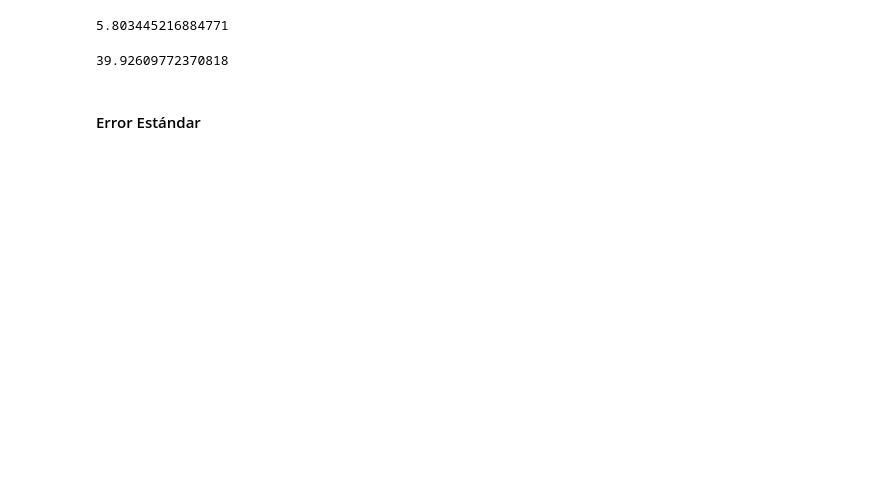
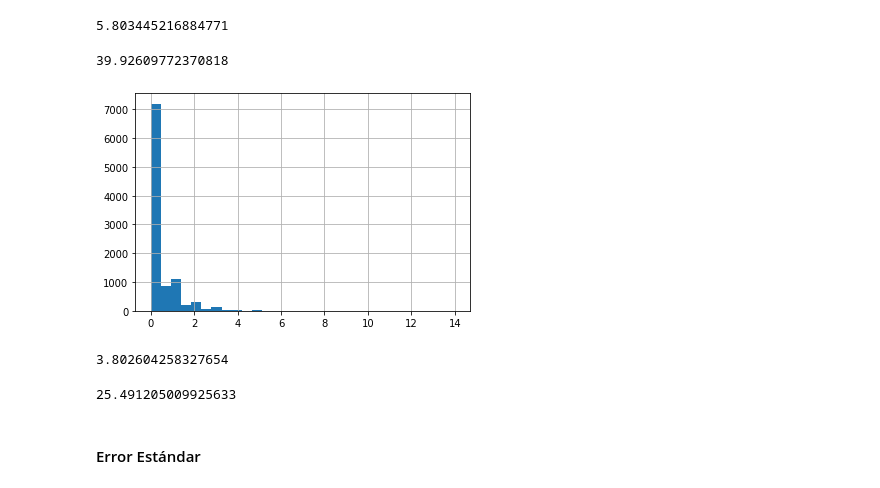
Before and after one commit to gilesitorr/DataScience3_Bloque4, a Jupyter notebook: DS3_proyecto_4.ipynb, the cells around one changed output. Cells and saved outputs as stored; diff of their text form; code cells hidden in the pictures; blank space fills up the shorter version.

```diff
--- a/DS3_proyecto_4.ipynb
+++ b/DS3_proyecto_4.ipynb
@@ -927,4 +948,6 @@ means_nwound.kurtosis()
 39.92609772370818
 # %%
 # La distribución muestral de las medianas para 'nwound'
-bootstrap_median(10, 10000, df_pw_1['nwound'])
+medians_nwound=bootstrap_median(10, 10000, df_pw_1['nwound'])
+# %% [output]
+[figure, added]
@@ -935,2 +954,12 @@ bootstrap_median(10, 10000, df_pw_1['nwound'])
+# %%
+# Asimetría
+medians_nwound.skew()
+# %% [output]
+3.802604258327654
+# %%
+# Curtosis
+medians_nwound.kurtosis()
+# %% [output]
+25.491205009925633
 # %% [markdown]
 #### Error Estándar
```
Also changed, not shown: parts of 44 cells of this notebook.
